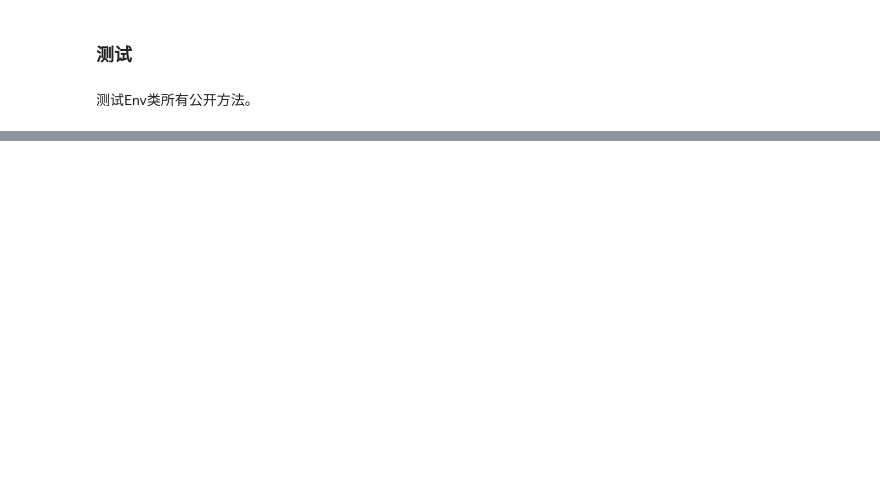
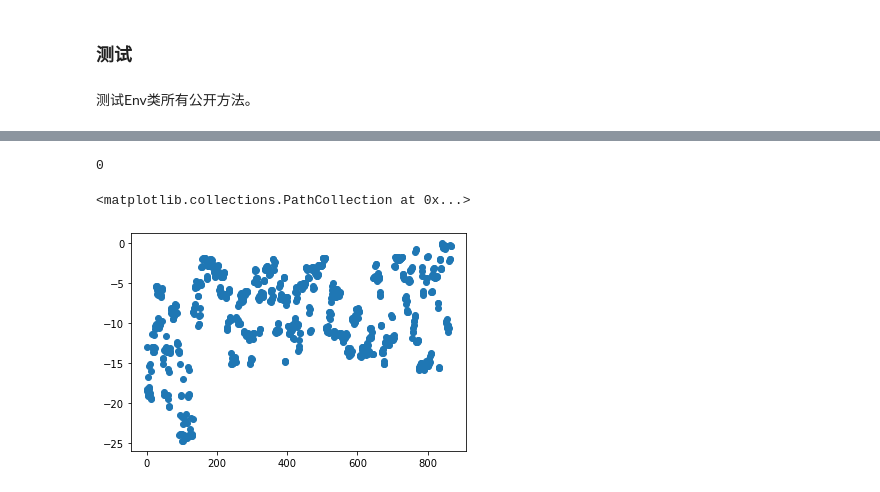
Before and after one commit to Kolo7/reinforcementlearning, a Jupyter notebook: test.ipynb, the cells around one changed output, grey strips where cells are left out. Drawn from its saved outputs; the diff is of its cells as text; code cells hidden in the pictures; blank space fills up the shorter version.

```diff
--- a/test.ipynb
+++ b/test.ipynb
@@ -76,0 +67,7 @@ ax.plot_surface(x, y, fun1(x,y), rstride=1,cstride=1,cmap=plt.cm.spring)
+# %%
+env = RssEnv()
+agent = Agent(env)
+print("Learning...")
+agent.learning(gamma=0.9, \
+            alpha=0.1, \
+            max_episode_num=1000)
@@ -76,0 +92,15 @@ ax.plot_surface(x, y, fun1(x,y), rstride=1,cstride=1,cmap=plt.cm.spring)
+# %%
+lis = []
+for each1 in agent.Q.values():
+    for each2 in each1.values():
+        if(each2>0):
+            print(each1)
+        lis.append(each2)
+lis = np.array(lis)
+
+print(len([0 for each in (lis > 0) if each==True]))
+plt.scatter(range(len(lis)),lis)
+# %% [output]
+0
+<matplotlib.collections.PathCollection at 0x...>
+[figure, added]
```
Also changed, not shown: parts of 7 cells of this notebook, 2 other files.
